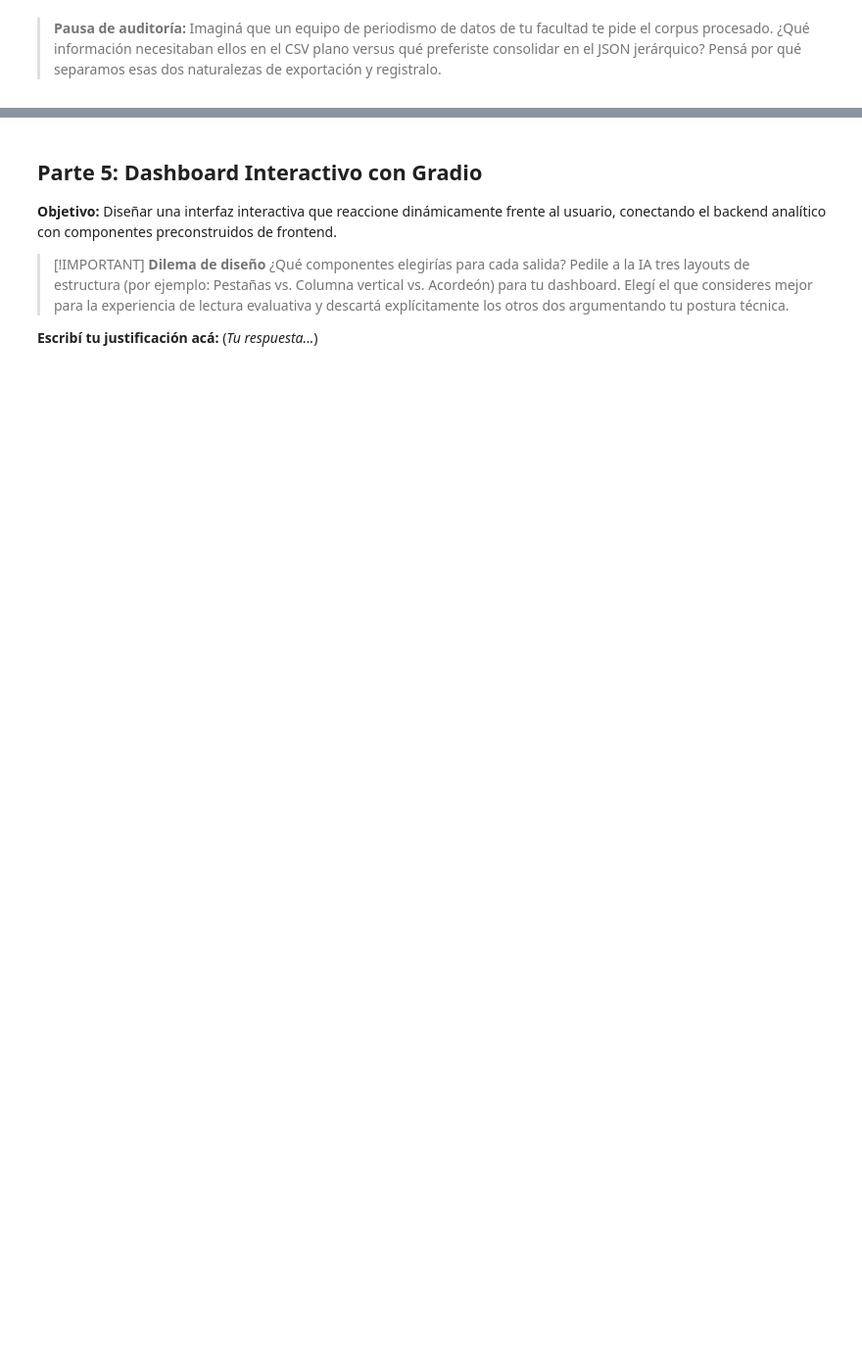
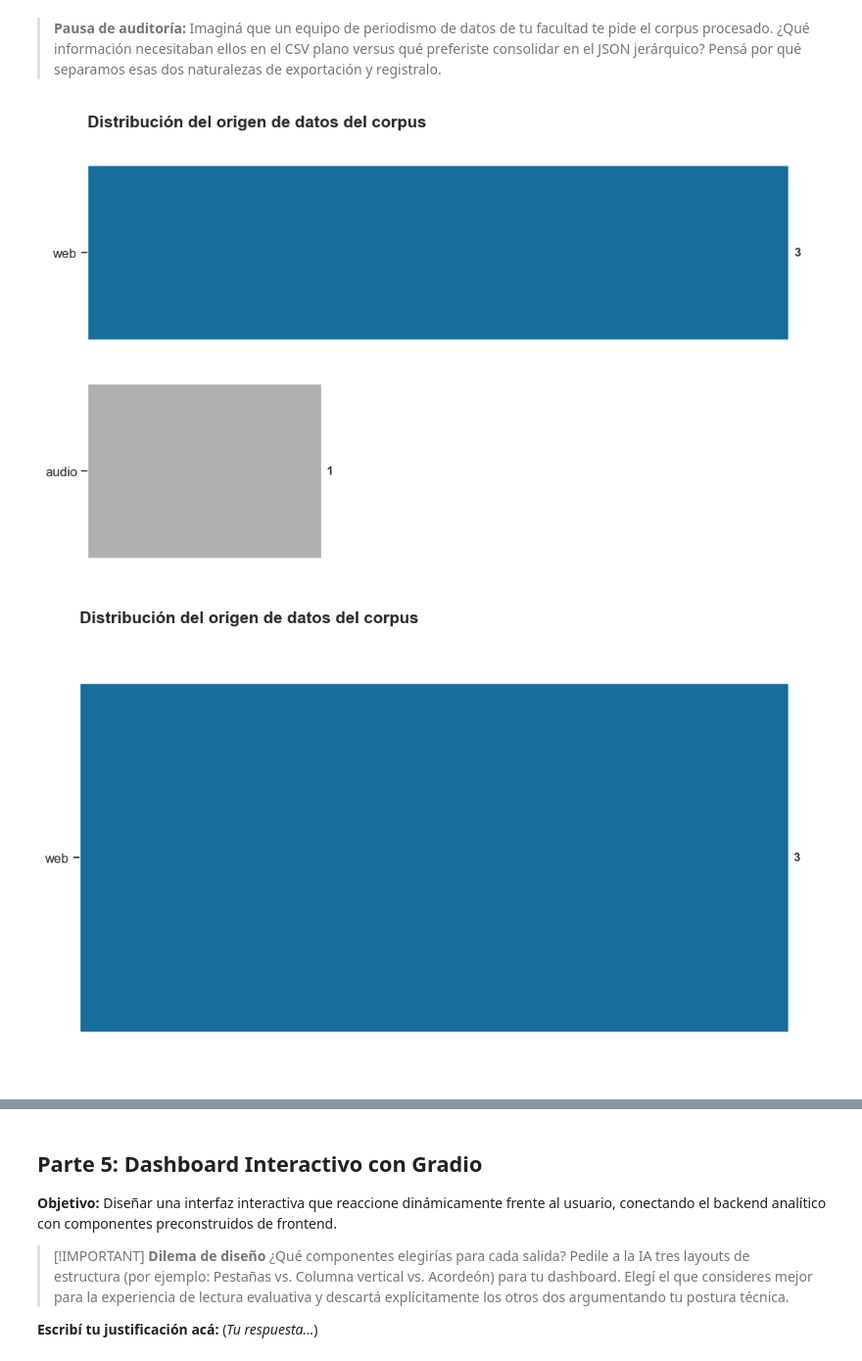
Before and after one commit to Sabri-Nang/sanches-sabrina-pln-1c-2026, a Jupyter notebook: TPI_1/TPI_1_Adquisicion_y_Analisis_Linguistico_resolucion.ipynb, the cells around one changed output, grey strips where cells are left out. Shown at 98% size. Drawn from its saved outputs; the diff is of its cells as text; code cells hidden in the pictures; blank space fills up the shorter version.

```diff
--- a/TPI_1/TPI_1_Adquisicion_y_Analisis_Linguistico_resolucion.ipynb
+++ b/TPI_1/TPI_1_Adquisicion_y_Analisis_Linguistico_resolucion.ipynb
@@ -775,7 +687,7 @@ class AnalizadorCorpus:
         }
 
 # ---- Espacio para pruebas ----
-analizador = AnalizadorCorpus(df_corpus)
+#analizador = AnalizadorCorpus(df_corpus)
 #analizador.df
 #entidades = analizador.extraer_entidades()
 # %% [markdown]
@@ -862,5 +736,3 @@ palabras_clave = analizador.extraer_palabras_clave()
-# %%
-entidades = analizador.extraer_entidades()
 # %% [markdown]
 ## Parte 3: Visualización Profesional
 
@@ -1078,4 +1254,6 @@ df_corpus
 # %%
+from datetime import datetime
+
 class PipelineMediatico:
     def __init__(self, urls_web=None, url_audio=None, ruta_json=None):
         self.urls_web = urls_web or []
@@ -1083,6 +1261,19 @@ class PipelineMediatico:
         self.ruta_json = ruta_json
         self.df = None
         self.analizador = None
+        self.log = Path("log")
+
+    def _log_progreso(self, mensaje):
+        """Registra un mensaje de progreso con timestamp."""
+
+        timestamp = datetime.now().strftime("%Y-%m-%d %H:%M:%S")
+        log_entry = f"[{timestamp}] {mensaje}"
+        print(log_entry)
+
+        # También guardar en archivo de log
+        log_file = self.log / "pipeline.log"
+        with open(log_file, "a", encoding="utf-8") as f:
+            f.write(log_entry + "\n")
 
     def ejecutar_pipeline(self):
         """Orquesta la adquisición, unificación y análisis"""
@@ -1093,7 +1284,7 @@ class PipelineMediatico:
 
         self.df = unificar_corpus(noticias, audios, jsons)
         # PASO 2: Instanciá AnalizadorCorpus y derivale el DataFrame resultante para procesar.
-        self.analizador = AnalizadorCorpus(df=df_corpus)
+        self.analizador = AnalizadorCorpus(df=self.df)
         print("Pipeline ejecutado exitosamente.")
         return self.analizador
 
@@ -1120,12 +1311,18 @@ class PipelineMediatico:
         reporte_final = {
             "metadata": {
                 "total_filas": len(self.df),
-                "fuentes": self.df['origen'].value_counts().to_dict() if 'origen' in self.df.columns else {}
+                "columnas": list(self.df.columns),
+                "fuentes": self.df['origen'].value_counts().to_dict() if 'origen' in self.df.columns else {},
+                "fecha_ejecucion": datetime.now().isoformat(),
+                "parametros_entrada": {
+                "urls_web": self.urls_web,
+                "url_audio": self.url_audio,
+                "ruta_json": self.ruta_json
             },
             "estadisticas": estadisticas,
             "entidades_detectadas": entidades
         }
-
+        }
         # Guardamos el JSON
         with open(ruta_final_json, "w", encoding="utf-8") as f:
             json.dump(reporte_final, f, ensure_ascii=False, indent=4)
@@ -1145 +1337,4 @@ pipeline = PipelineMediatico(urls_web=urls, url_audio=url_videos)
+# %%
+pipeline_la_nacion = PipelineMediatico(urls_web=web_la_nacion, url_audio=yt_la_nacion)
+pipeline_anfibia = PipelineMediatico(urls_web=web_anfibia)
 # %%
@@ -1167,3 +1407,9 @@ Estadísticas exportadas a: json\estadisticas.json
 # %% [markdown]
 > **Pausa de auditoría:**
 > Imaginá que un equipo de periodismo de datos de tu facultad te pide el corpus procesado. ¿Qué información necesitaban ellos en el CSV plano versus qué preferiste consolidar en el JSON jerárquico? Pensá por qué separamos esas dos naturalezas de exportación y registralo.
+# %%
+visualizar_origen(pipeline_la_nacion.df)
+visualizar_origen(pipeline_anfibia.df)
+# %% [output]
+[figure, added]
+[figure, added]
```
Also changed, not shown: parts of 38 cells of this notebook.
